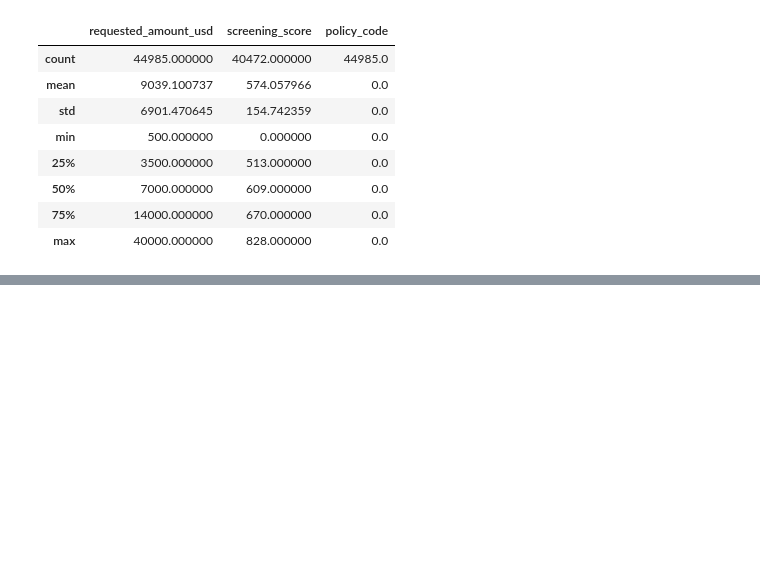
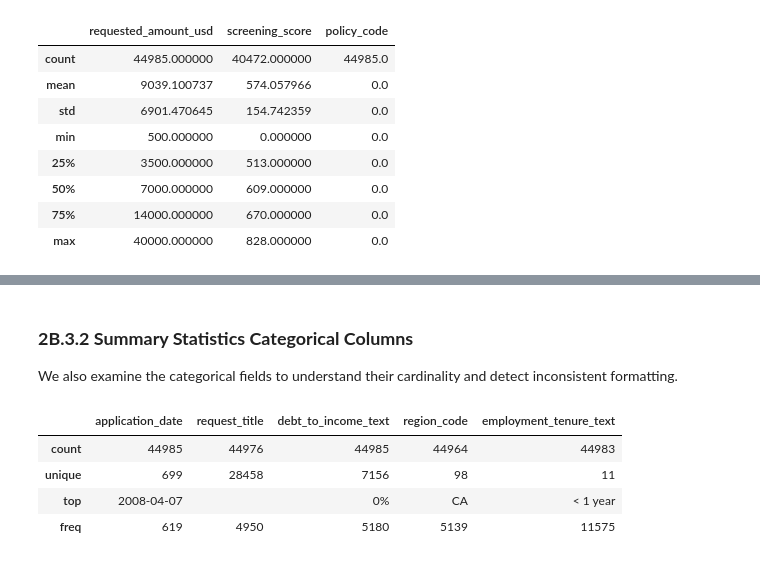
Before and after one commit to JoseAlberto88/Credit-Default-Risk-Analysis, a Jupyter notebook: python/Python_project_group3.ipynb, the cells around one changed output, grey strips where cells are left out. Cells and saved outputs as stored; diff of their text form; code cells hidden in the pictures; blank space fills up the shorter version.

```diff
--- a/python/Python_project_group3.ipynb
+++ b/python/Python_project_group3.ipynb
@@ -1247,0 +1289,13 @@ inq.select_dtypes(include=['int64', 'float64']).describe()
+# %% [markdown]
+### **2B.3.2 Summary Statistics  Categorical Columns**
+
+We also examine the categorical fields to understand their cardinality and detect inconsistent formatting.
+# %%
+# Descriptive analysis of categorical variables
+inq.select_dtypes(include=['object', 'str']).describe()
+# %% [output]
+|  | application_date | request_title | debt_to_income_text | region_code | employment_tenure_text |
+| count | 44985 | 44976 | 44985 | 44964 | 44983 |
+| unique | 699 | 28458 | 7156 | 98 | 11 |
+| top | 2008-04-07 |  | 0% | CA | < 1 year |
+| freq | 619 | 4950 | 5180 | 5139 | 11575 |
```
Also changed, not shown: parts of 8 cells of this notebook, 1 other file.
